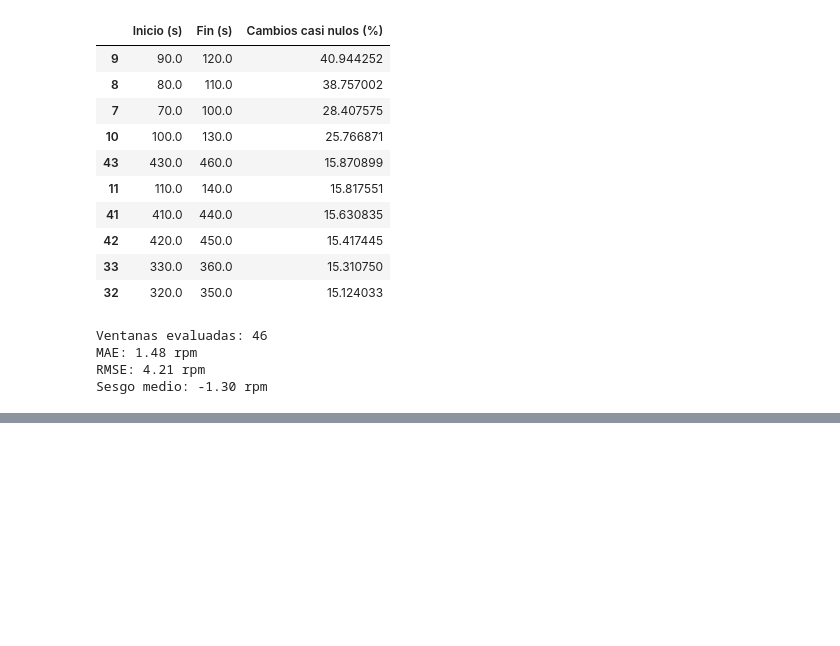
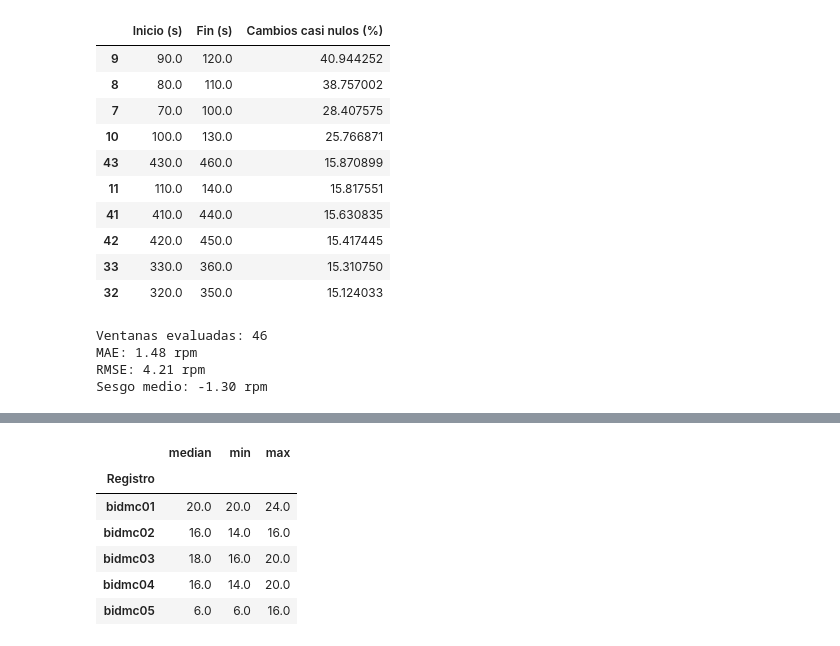
Before and after one commit to carlosgmontoya/respiratory-rate-ppg, a Jupyter notebook: notebooks/01_synthetic_ppg.ipynb, the cells around one changed output, grey strips where cells are left out. Cells and saved outputs as stored; diff of their text form; code cells hidden in the pictures; blank space fills up the shorter version.

```diff
--- a/notebooks/01_synthetic_ppg.ipynb
+++ b/notebooks/01_synthetic_ppg.ipynb
@@ -1712,0 +1836,49 @@ df_resultados.to_csv(
+# %%
+resultados_resp = []
+
+for nombre, record in registros.items():
+    fs = record.fs
+
+    canales = [s.strip(",") for s in record.sig_name]
+    señales = pd.DataFrame(record.p_signal, columns=canales)
+    resp = señales["RESP"].to_numpy()
+
+    duracion = len(resp) / fs
+
+    for inicio in np.arange(0, duracion - 30 + 1, 10):
+        i0 = int(inicio * fs)
+        i1 = int((inicio + 30) * fs)
+
+        segmento = detrend(resp[i0:i1])
+
+        frecuencias = rfftfreq(len(segmento), d=1/fs)
+        espectro = np.abs(rfft(segmento))
+
+        banda = (frecuencias >= 6/60) & (frecuencias <= 35/60)
+
+        if not banda.any():
+            continue
+
+        rr_resp = frecuencias[banda][np.argmax(espectro[banda])] * 60
+
+        resultados_resp.append({
+            "Registro": nombre,
+            "Inicio (s)": inicio,
+            "RR RESP FFT (rpm)": rr_resp
+        })
+
+df_resp = pd.DataFrame(resultados_resp)
+
+display(
+    df_resp.groupby("Registro")["RR RESP FFT (rpm)"]
+    .agg(["median", "min", "max"])
+    .round(2)
+)
+# %% [output]
+|  | median | min | max |
+| Registro |  |  |  |
+| bidmc01 | 20.0 | 20.0 | 24.0 |
+| bidmc02 | 16.0 | 14.0 | 16.0 |
+| bidmc03 | 18.0 | 16.0 | 20.0 |
+| bidmc04 | 16.0 | 14.0 | 20.0 |
+| bidmc05 | 6.0 | 6.0 | 16.0 |
```
Also changed, not shown: parts of 16 cells of this notebook.
